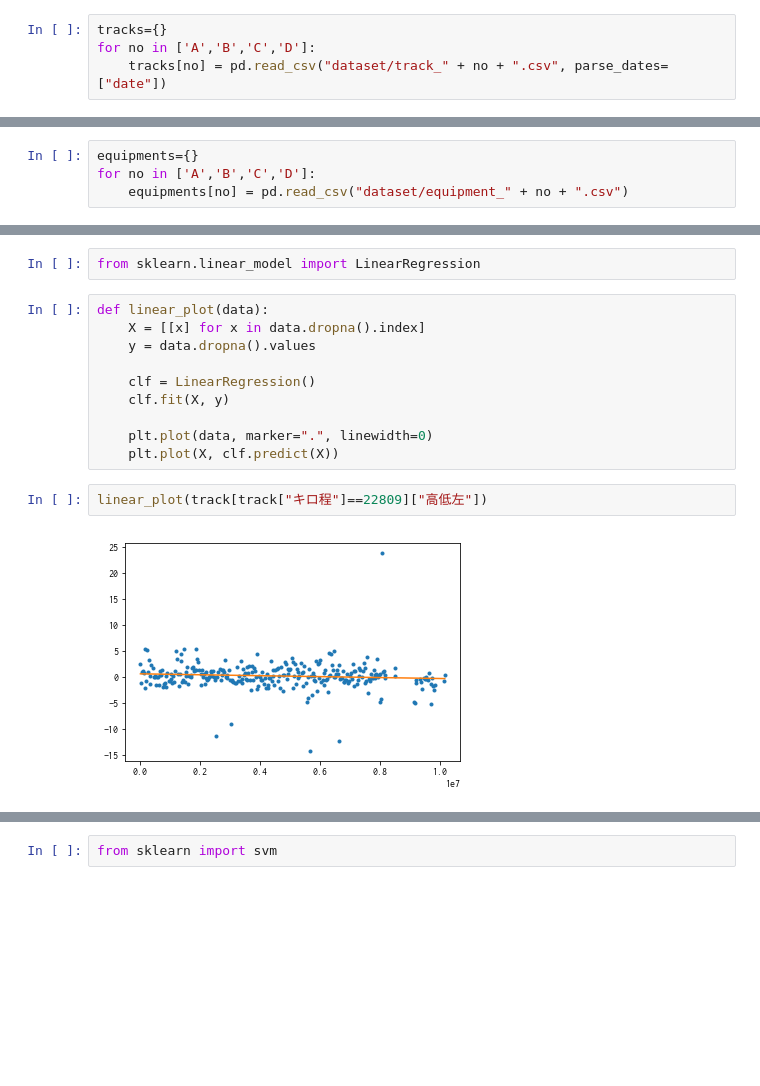
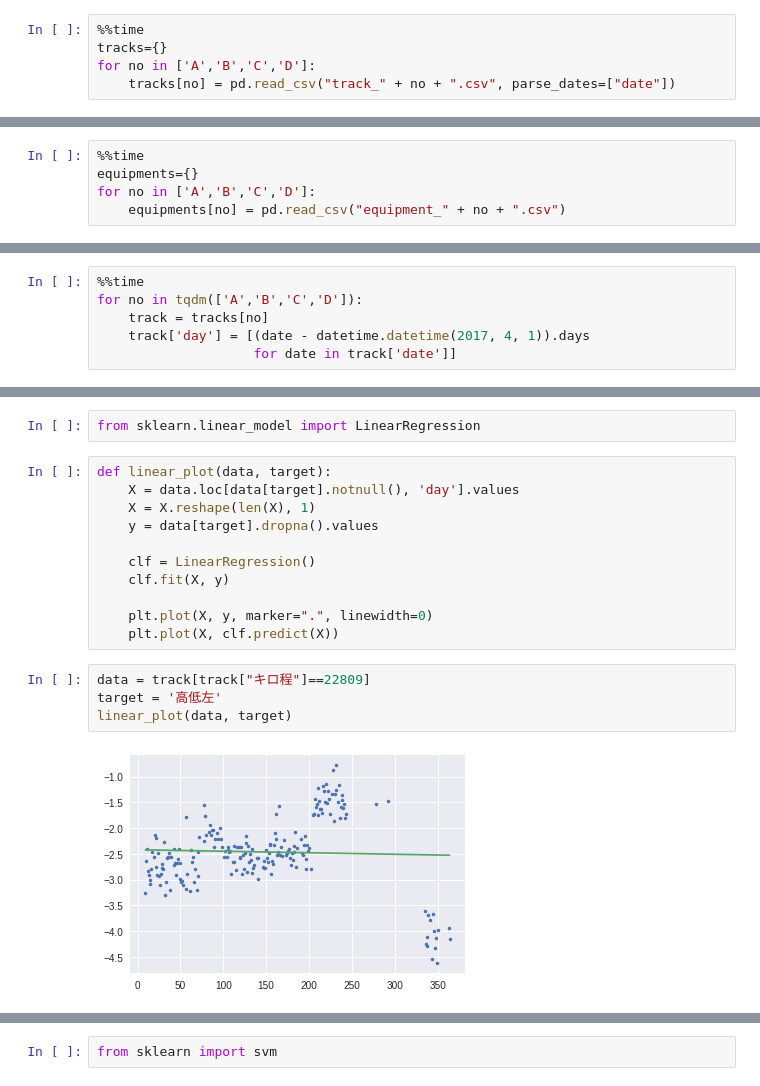
Before and after one commit to a0082273/signate_railway, a Jupyter notebook: EDA.ipynb, the cells around one changed output, grey strips where cells are left out. Saved outputs shown, nothing was run; the diff lists cells and outputs as text; blank space fills up the shorter version.

```diff
--- a/EDA.ipynb
+++ b/EDA.ipynb
@@ -1,4 +25,5 @@
 # %%
+%%time
 tracks={}
 for no in ['A','B','C','D']:
-    tracks[no] = pd.read_csv("dataset/track_" + no + ".csv", parse_dates=["date"])
+    tracks[no] = pd.read_csv("track_" + no + ".csv", parse_dates=["date"])
@@ -5,4 +33,5 @@ for no in ['A','B','C','D']:
 # %%
+%%time
 equipments={}
 for no in ['A','B','C','D']:
-    equipments[no] = pd.read_csv("dataset/equipment_" + no + ".csv")
+    equipments[no] = pd.read_csv("equipment_" + no + ".csv")
@@ -96,0 +46,6 @@ Name: 8077643, dtype: object
+# %%
+%%time
+for no in tqdm(['A','B','C','D']):
+    track = tracks[no]
+    track['day'] = [(date - datetime.datetime(2017, 4, 1)).days
+                    for date in track['date']]
@@ -97,17 +55,20 @@ Name: 8077643, dtype: object
 # %%
 from sklearn.linear_model import LinearRegression
 # %%
-def linear_plot(data):
-    X = [[x] for x in data.dropna().index]
-    y = data.dropna().values
+def linear_plot(data, target):
+    X = data.loc[data[target].notnull(), 'day'].values
+    X = X.reshape(len(X), 1)
+    y = data[target].dropna().values
 
     clf = LinearRegression()
     clf.fit(X, y)
 
-    plt.plot(data, marker=".", linewidth=0)
+    plt.plot(X, y, marker=".", linewidth=0)
     plt.plot(X, clf.predict(X))
 # %%
-linear_plot(track[track["キロ程"]==22809]["高低左"])
+data = track[track["キロ程"]==22809]
+target = '高低左'
+linear_plot(data, target)
 # %% [output]
-[figure, old version]
+[figure, new version]
 # %%
```
Also changed, not shown: parts of 40 cells of this notebook, 2 other files.
